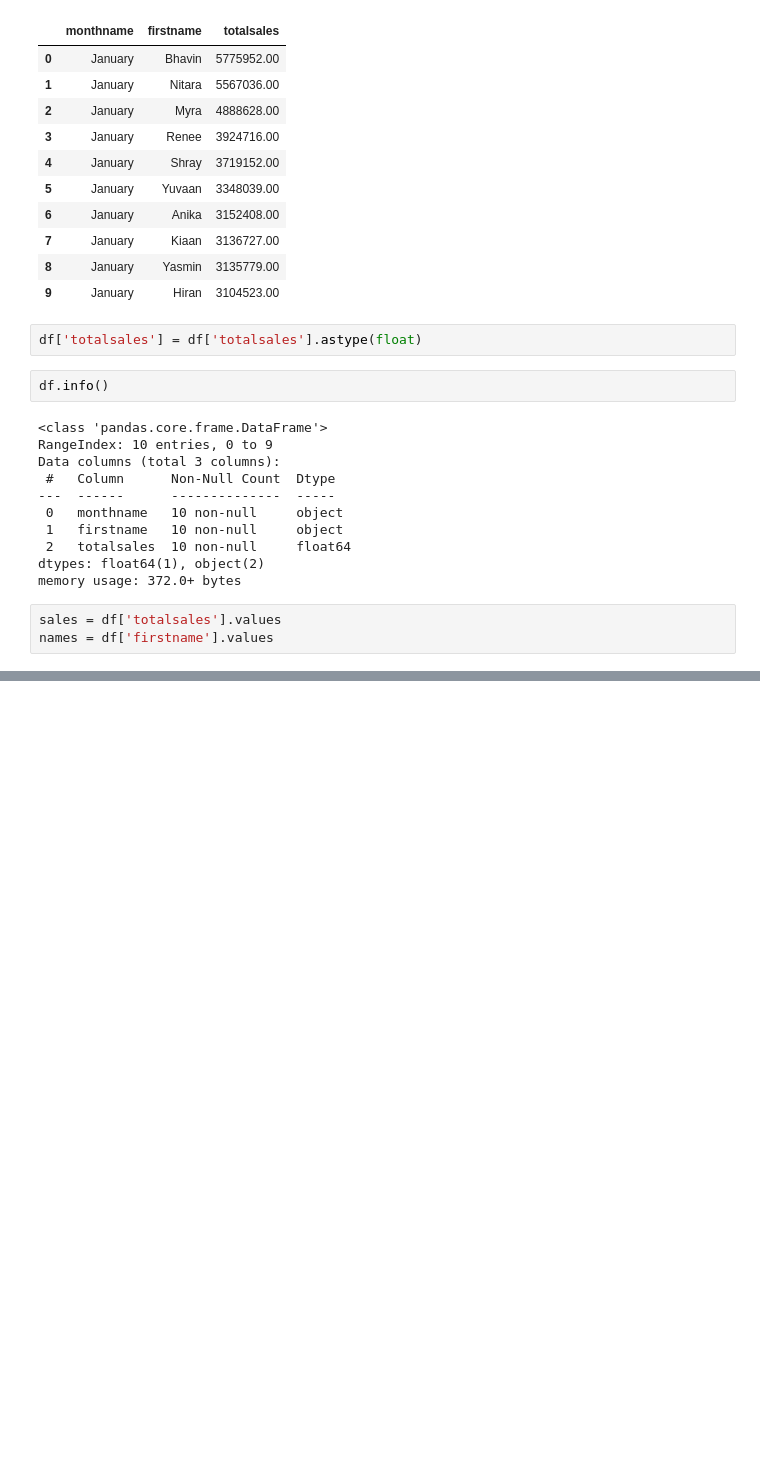
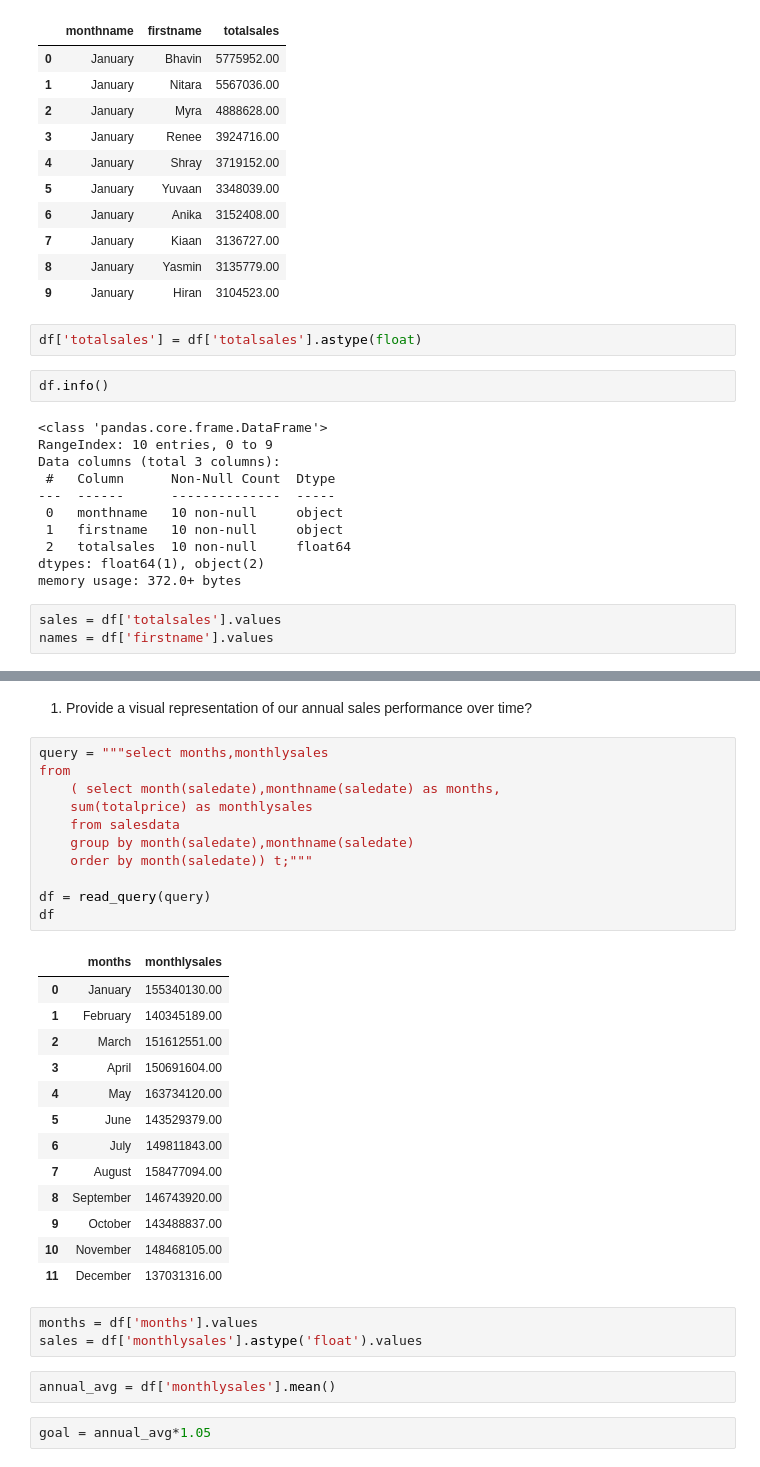
Before and after one commit to MonikaHussain/ecommerce_analysis, a Jupyter notebook: swiftmarket.ipynb, the cells around one changed output, grey strips where cells are left out. Saved outputs shown, nothing was run; the diff lists cells and outputs as text; blank space fills up the shorter version.

```diff
--- a/swiftmarket.ipynb
+++ b/swiftmarket.ipynb
@@ -265,0 +325,34 @@ plt.bar(height=sales,x=names,bottom=20,width=0.8,color='teal')
+# %% [markdown]
+1. Provide a visual representation of our annual sales performance over time?
+# %%
+query = """select months,monthlysales
+from
+	( select month(saledate),monthname(saledate) as months,
+	sum(totalprice) as monthlysales
+	from salesdata
+	group by month(saledate),monthname(saledate)
+	order by month(saledate)) t;"""
+
+df = read_query(query)
+df
+# %% [output]
+|  | months | monthlysales |
+| 0 | January | 155340130.00 |
+| 1 | February | 140345189.00 |
+| 2 | March | 151612551.00 |
+| 3 | April | 150691604.00 |
+| 4 | May | 163734120.00 |
+| 5 | June | 143529379.00 |
+| 6 | July | 149811843.00 |
+| 7 | August | 158477094.00 |
+| 8 | September | 146743920.00 |
+| 9 | October | 143488837.00 |
+| 10 | November | 148468105.00 |
+| 11 | December | 137031316.00 |
+# %%
+months = df['months'].values
+sales = df['monthlysales'].astype('float').values
+# %%
+annual_avg = df['monthlysales'].mean()
+# %%
+goal = annual_avg*1.05
```
Also changed, not shown: parts of 9 cells of this notebook, 2 other files.
